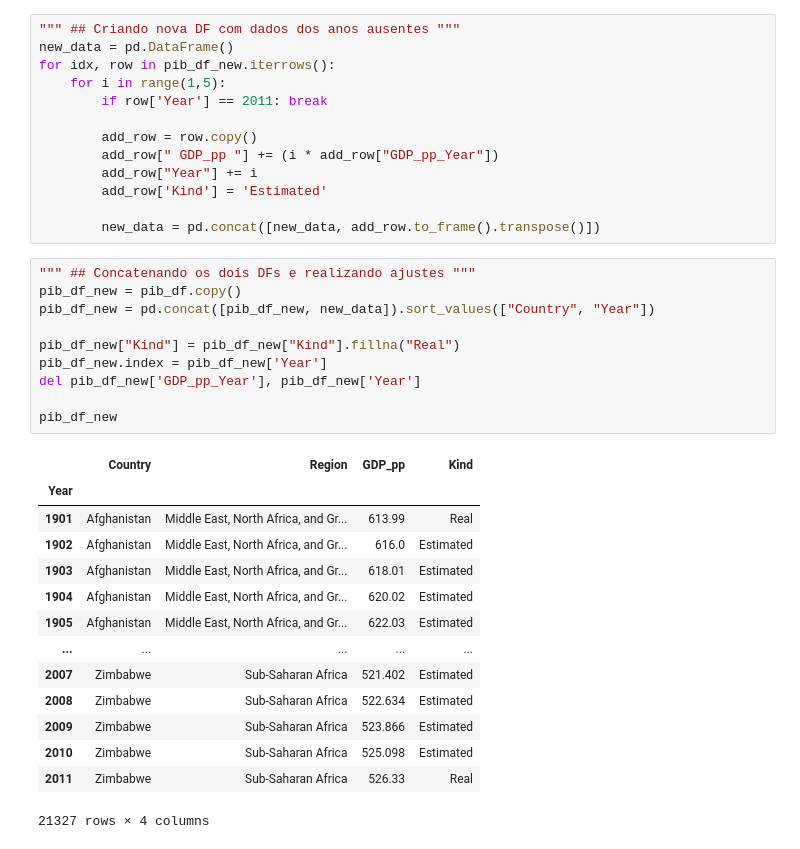
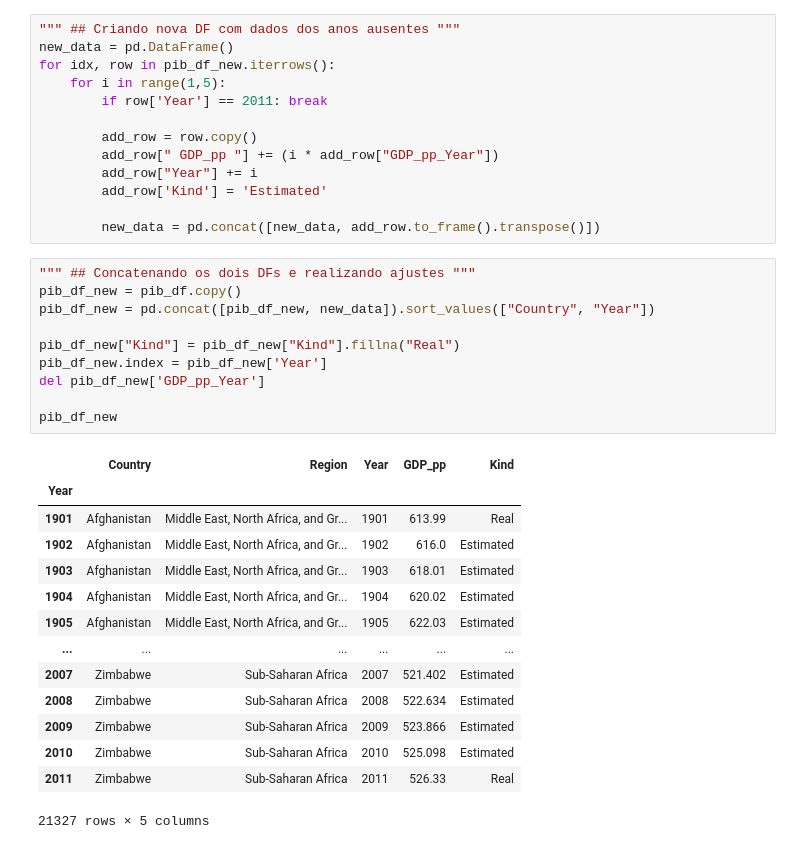
Before and after one commit to BLuiz/a-iiot_dash-course, a Jupyter notebook: Asimov/02_Analisando Dados com Pandas & SQL/Exe/05_Análise de dados de obesidade/analise_obesidade_&_pib_per_capita.ipynb, the cells around one changed output. Saved outputs shown, nothing was run; the diff lists cells and outputs as text.

```diff
--- a/Asimov/02_Analisando Dados com Pandas & SQL/Exe/05_Análise de dados de obesidade/analise_obesidade_&_pib_per_capita.ipynb
+++ b/Asimov/02_Analisando Dados com Pandas & SQL/Exe/05_Análise de dados de obesidade/analise_obesidade_&_pib_per_capita.ipynb
@@ -285,25 +283,25 @@ for idx, row in pib_df_new.iterrows():
 # %%
 """ ## Concatenando os dois DFs e realizando ajustes """
 pib_df_new = pib_df.copy()
 pib_df_new = pd.concat([pib_df_new, new_data]).sort_values(["Country", "Year"])
 
 pib_df_new["Kind"] = pib_df_new["Kind"].fillna("Real")
 pib_df_new.index = pib_df_new['Year']
-del pib_df_new['GDP_pp_Year'], pib_df_new['Year']
+del pib_df_new['GDP_pp_Year']
 
 pib_df_new
 # %% [output]
-|  | Country | Region | GDP_pp | Kind |
-| Year |  |  |  |  |
-| 1901 | Afghanistan | Middle East, North Africa, and Gr... | 613.99 | Real |
-| 1902 | Afghanistan | Middle East, North Africa, and Gr... | 616.0 | Estimated |
-| 1903 | Afghanistan | Middle East, North Africa, and Gr... | 618.01 | Estimated |
-| 1904 | Afghanistan | Middle East, North Africa, and Gr... | 620.02 | Estimated |
-| 1905 | Afghanistan | Middle East, North Africa, and Gr... | 622.03 | Estimated |
-| ... | ... | ... | ... | ... |
-| 2007 | Zimbabwe | Sub-Saharan Africa | 521.402 | Estimated |
-| 2008 | Zimbabwe | Sub-Saharan Africa | 522.634 | Estimated |
-| 2009 | Zimbabwe | Sub-Saharan Africa | 523.866 | Estimated |
-| 2010 | Zimbabwe | Sub-Saharan Africa | 525.098 | Estimated |
-| 2011 | Zimbabwe | Sub-Saharan Africa | 526.33 | Real |
+|  | Country | Region | Year | GDP_pp | Kind |
+| Year |  |  |  |  |  |
+| 1901 | Afghanistan | Middle East, North Africa, and Gr... | 1901 | 613.99 | Real |
+| 1902 | Afghanistan | Middle East, North Africa, and Gr... | 1902 | 616.0 | Estimated |
+| 1903 | Afghanistan | Middle East, North Africa, and Gr... | 1903 | 618.01 | Estimated |
+| 1904 | Afghanistan | Middle East, North Africa, and Gr... | 1904 | 620.02 | Estimated |
+| 1905 | Afghanistan | Middle East, North Africa, and Gr... | 1905 | 622.03 | Estimated |
+| ... | ... | ... | ... | ... | ... |
+| 2007 | Zimbabwe | Sub-Saharan Africa | 2007 | 521.402 | Estimated |
+| 2008 | Zimbabwe | Sub-Saharan Africa | 2008 | 522.634 | Estimated |
+| 2009 | Zimbabwe | Sub-Saharan Africa | 2009 | 523.866 | Estimated |
+| 2010 | Zimbabwe | Sub-Saharan Africa | 2010 | 525.098 | Estimated |
+| 2011 | Zimbabwe | Sub-Saharan Africa | 2011 | 526.33 | Real |
-21327 rows × 4 columns
+21327 rows × 5 columns
```
Also changed, not shown: parts of 9 cells of this notebook.
